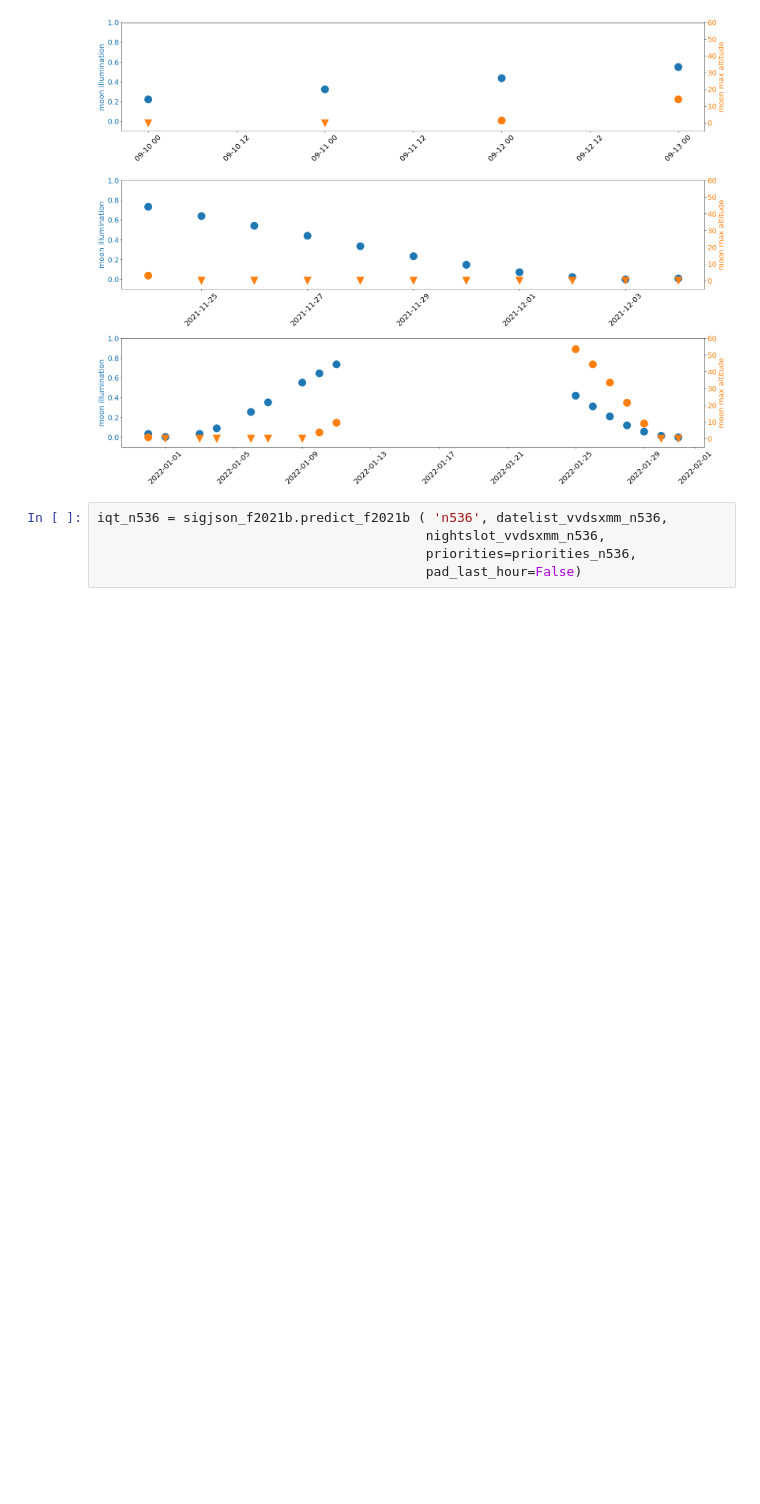
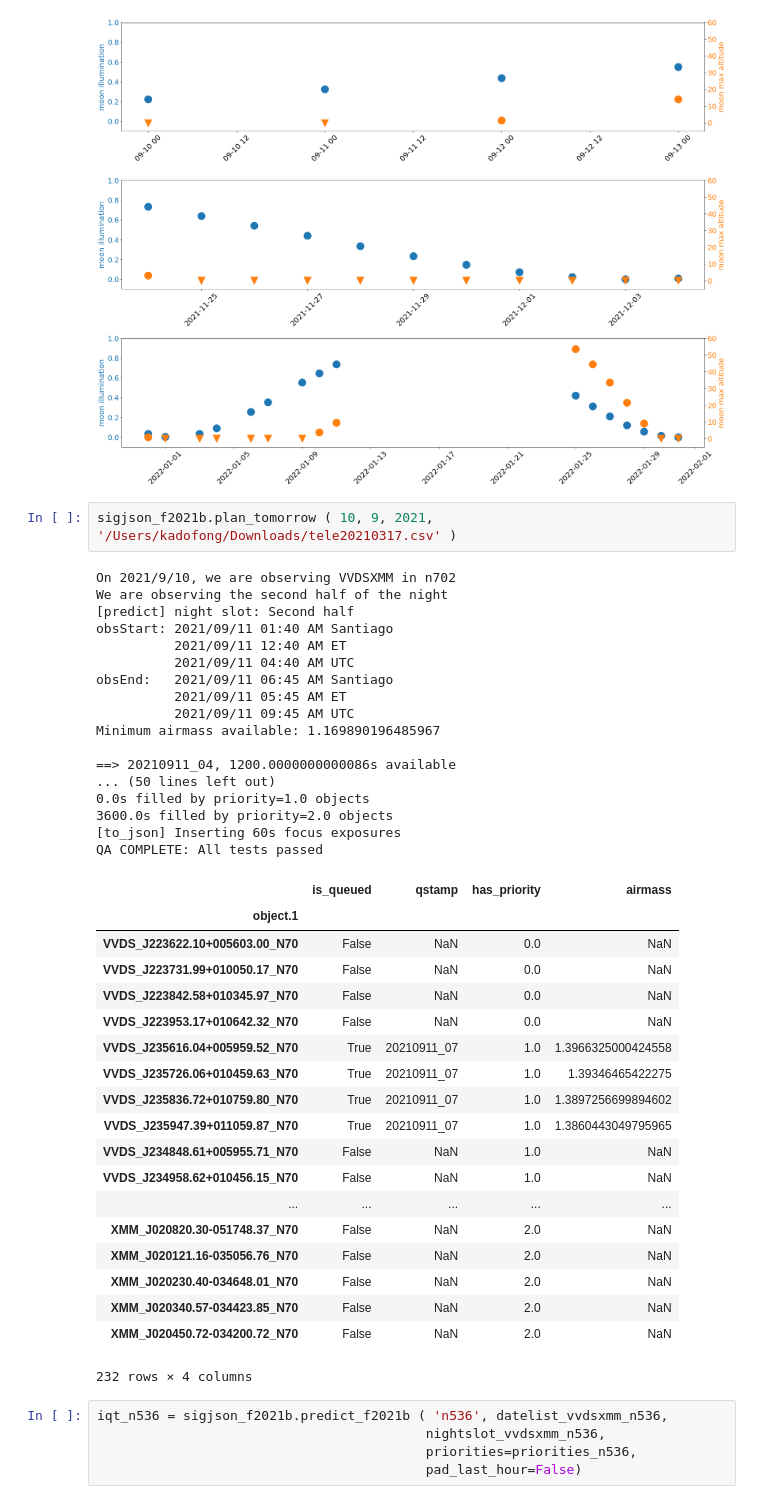
Before and after one commit to MerianSurvey/skipper, a Jupyter notebook: notebooks/Predict2021B.ipynb, the cells around one changed output. Drawn from its saved outputs; the diff is of its cells as text; blank space fills up the shorter version.

Commit message:
test and validate sigjson_f2021b

```diff
--- a/notebooks/Predict2021B.ipynb
+++ b/notebooks/Predict2021B.ipynb
@@ -151,6 +151,45 @@ plt.tight_layout ()
 plt.savefig('/Users/kadofong/Downloads/2021B_moonstats.png')
 # %% [output]
 [figure]
+# %%
+sigjson_f2021b.plan_tomorrow ( 10, 9, 2021, '/Users/kadofong/Downloads/tele20210317.csv' )
+# %% [output]
+On 2021/9/10, we are observing VVDSXMM in n702
+We are observing the second half of the night
+[predict] night slot: Second half
+obsStart: 2021/09/11 01:40 AM Santiago
+          2021/09/11 12:40 AM ET
+          2021/09/11 04:40 AM UTC
+obsEnd:   2021/09/11 06:45 AM Santiago
+          2021/09/11 05:45 AM ET
+          2021/09/11 09:45 AM UTC
+Minimum airmass available: 1.169890196485967
+
+==> 20210911_04, 1200.0000000000086s available
+... (50 lines left out)
+0.0s filled by priority=1.0 objects
+3600.0s filled by priority=2.0 objects
+[to_json] Inserting 60s focus exposures
+QA COMPLETE: All tests passed
+|  | is_queued | qstamp | has_priority | airmass |
+| object.1 |  |  |  |  |
+| VVDS_J223622.10+005603.00_N70 | False | NaN | 0.0 | NaN |
+| VVDS_J223731.99+010050.17_N70 | False | NaN | 0.0 | NaN |
+| VVDS_J223842.58+010345.97_N70 | False | NaN | 0.0 | NaN |
+| VVDS_J223953.17+010642.32_N70 | False | NaN | 0.0 | NaN |
+| VVDS_J235616.04+005959.52_N70 | True | 20210911_07 | 1.0 | 1.3966325000424558 |
+| VVDS_J235726.06+010459.63_N70 | True | 20210911_07 | 1.0 | 1.39346465422275 |
+| VVDS_J235836.72+010759.80_N70 | True | 20210911_07 | 1.0 | 1.3897256699894602 |
+| VVDS_J235947.39+011059.87_N70 | True | 20210911_07 | 1.0 | 1.3860443049795965 |
+| VVDS_J234848.61+005955.71_N70 | False | NaN | 1.0 | NaN |
+| VVDS_J234958.62+010456.15_N70 | False | NaN | 1.0 | NaN |
+| ... | ... | ... | ... | ... |
+| XMM_J020820.30-051748.37_N70 | False | NaN | 2.0 | NaN |
+| XMM_J020121.16-035056.76_N70 | False | NaN | 2.0 | NaN |
+| XMM_J020230.40-034648.01_N70 | False | NaN | 2.0 | NaN |
+| XMM_J020340.57-034423.85_N70 | False | NaN | 2.0 | NaN |
+| XMM_J020450.72-034200.72_N70 | False | NaN | 2.0 | NaN |
+232 rows × 4 columns
 # %%
 iqt_n536 = sigjson_f2021b.predict_f2021b ( 'n536', datelist_vvdsxmm_n536,
                                           nightslot_vvdsxmm_n536,
```
Also changed, not shown: 3 other files.
